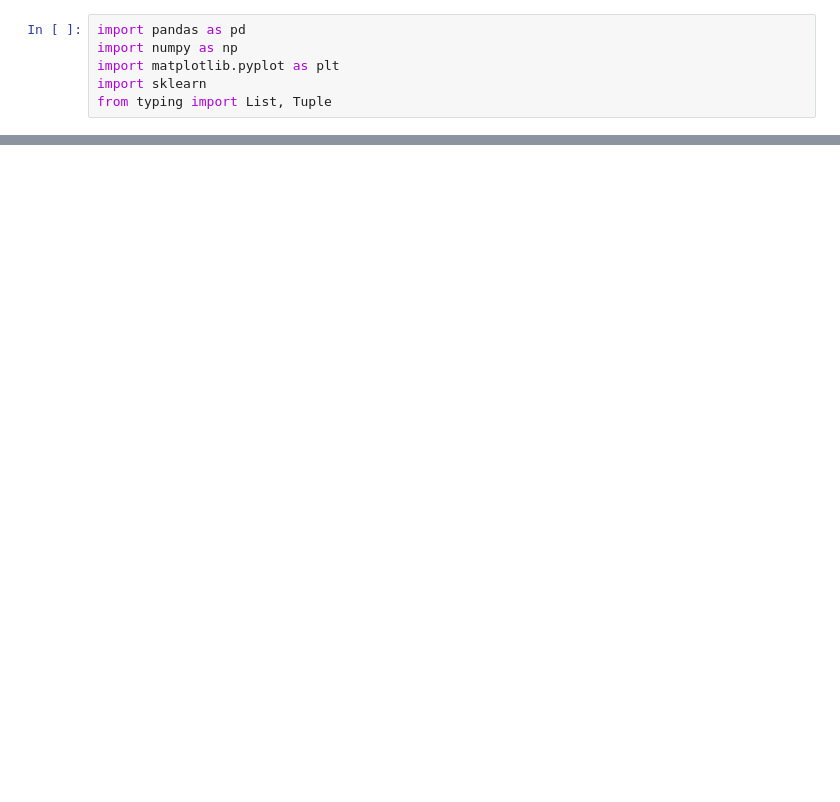
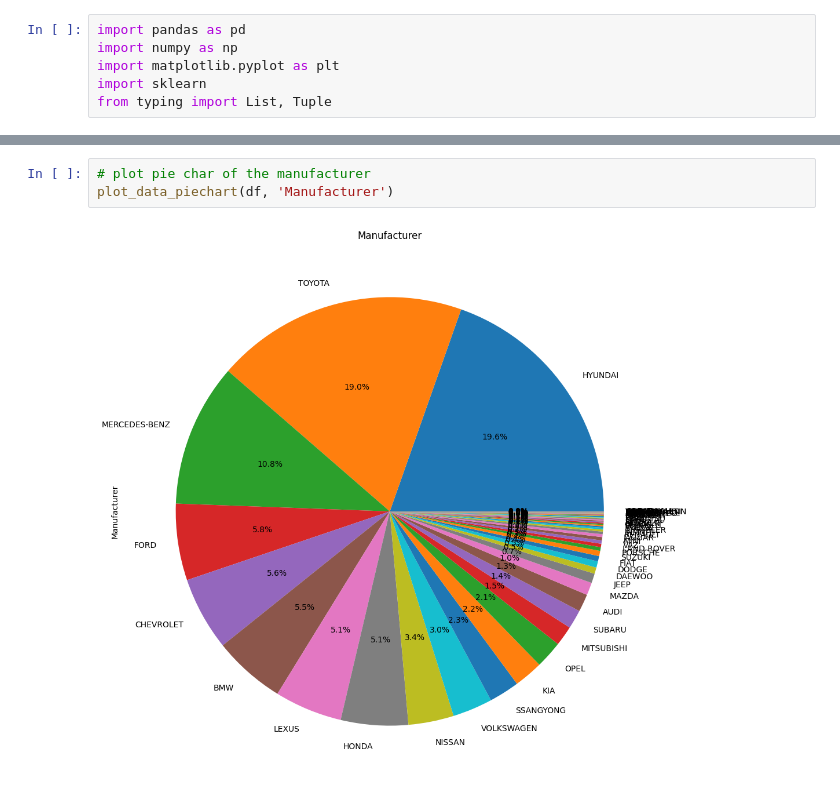
Before and after one commit to BishoyAtef/DS_Project, a Jupyter notebook: data_cleaning.ipynb, the cells around one changed output, grey strips where cells are left out. Drawn from its saved outputs; the diff is of its cells as text; blank space fills up the shorter version.

```diff
--- a/data_cleaning.ipynb
+++ b/data_cleaning.ipynb
@@ -184,0 +203,5 @@ Standard Deviation: 17407.67227533668
+# %%
+# plot pie char of the manufacturer
+plot_data_piechart(df, 'Manufacturer')
+# %% [output]
+[figure, added]
```
Also changed, not shown: parts of 12 cells of this notebook.
